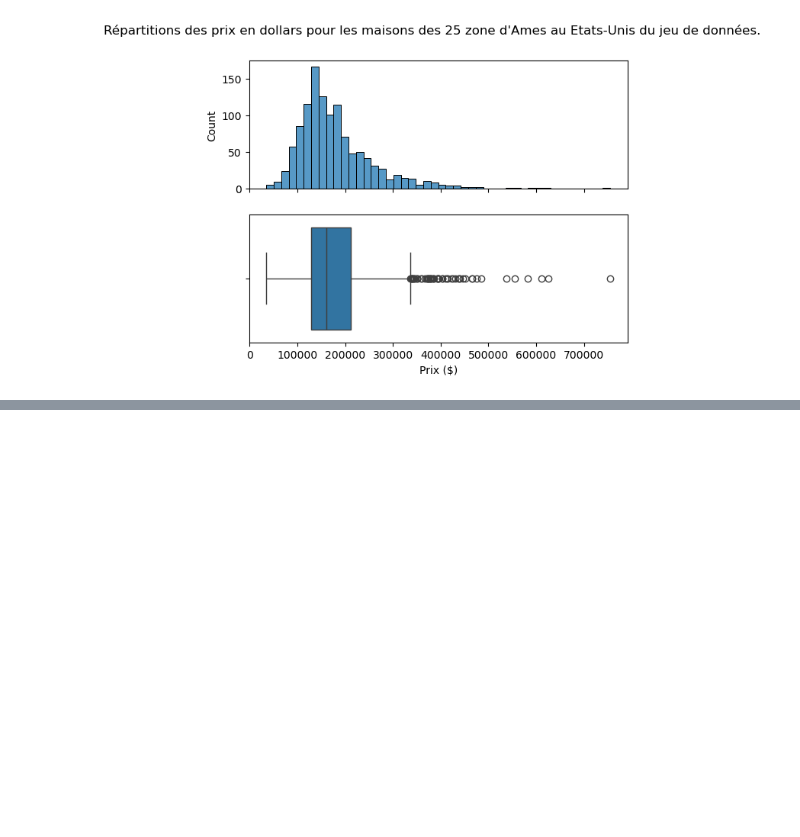
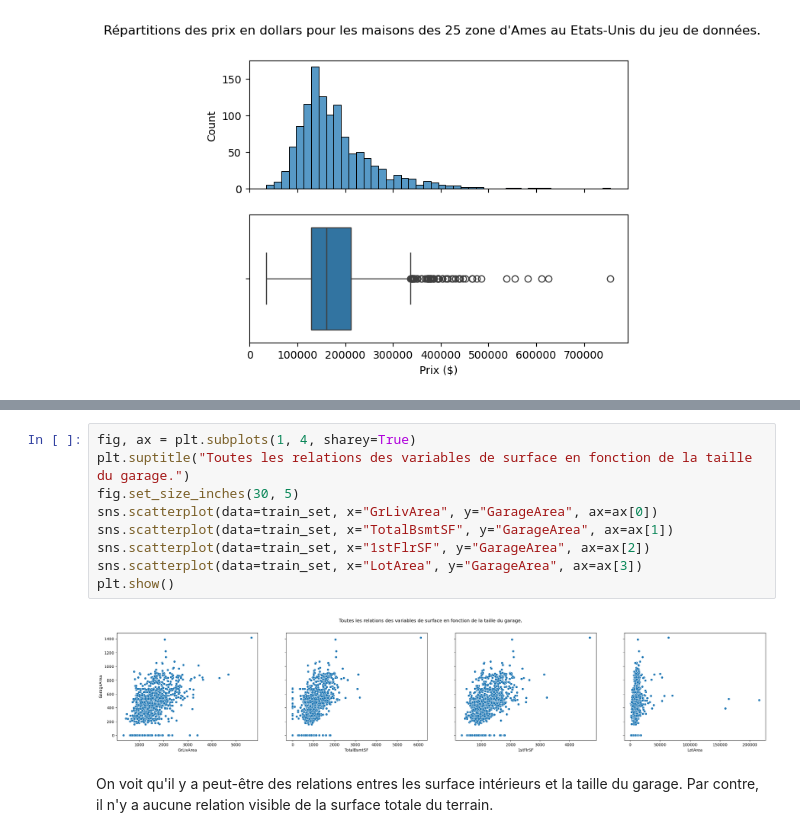
Before and after one commit to fmazur57u/Prediction_prix_immobilier, a Jupyter notebook: projet_prix_immobilier.ipynb, the cells around one changed output, grey strips where cells are left out. Cells and saved outputs as stored; diff of their text form; blank space fills up the shorter version.

```diff
--- a/projet_prix_immobilier.ipynb
+++ b/projet_prix_immobilier.ipynb
@@ -741,0 +634,13 @@ On a une corrélation extrêmement élevée avec la superficie du rez de chauss
+# %%
+fig, ax = plt.subplots(1, 4, sharey=True)
+plt.suptitle("Toutes les relations des variables de surface en fonction de la taille du garage.")
+fig.set_size_inches(30, 5)
+sns.scatterplot(data=train_set, x="GrLivArea", y="GarageArea", ax=ax[0])
+sns.scatterplot(data=train_set, x="TotalBsmtSF", y="GarageArea", ax=ax[1])
+sns.scatterplot(data=train_set, x="1stFlrSF", y="GarageArea", ax=ax[2])
+sns.scatterplot(data=train_set, x="LotArea", y="GarageArea", ax=ax[3])
+plt.show()
+# %% [output]
+[figure, added]
+# %% [markdown]
+On voit qu'il y a peut-être des relations entres les surface intérieurs et la taille du garage. Par contre, il n'y a aucune relation visible de la surface totale du terrain.
```
Also changed, not shown: parts of 45 cells of this notebook.
